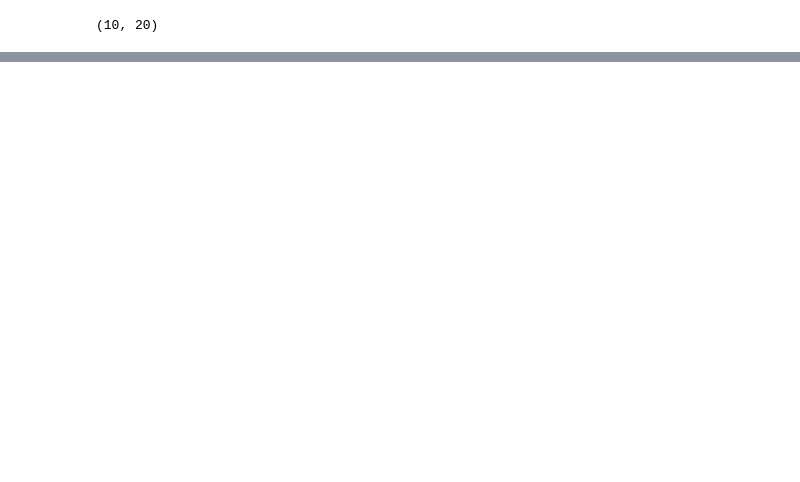
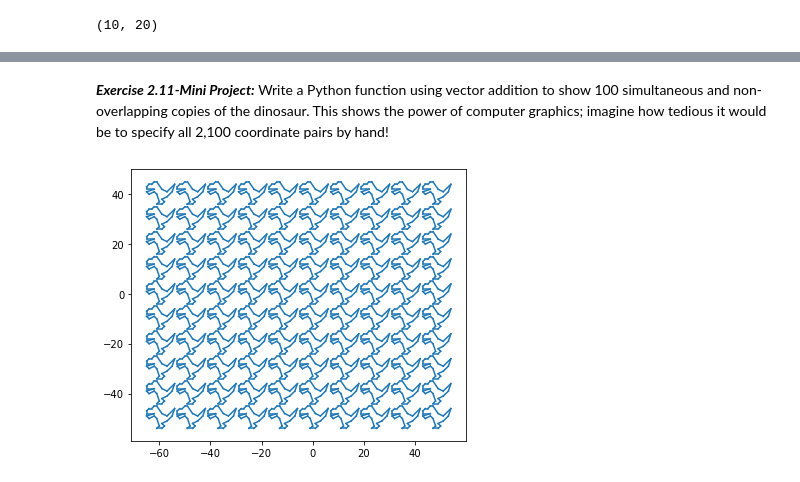
Before and after one commit to CarlosBueloni/Math-for-Programmers, a Jupyter notebook: Chapter 02/Chapter02.ipynb, the cells around one changed output, grey strips where cells are left out. Cells and saved outputs as stored; diff of their text form; code cells hidden in the pictures; blank space fills up the shorter version.

```diff
--- a/Chapter 02/Chapter02.ipynb
+++ b/Chapter 02/Chapter02.ipynb
@@ -25,7 +31,8 @@ draw(
 # %%
-vectors = [(x,x**2) for x in range(-10, 11)]
-draw(Points(*vectors),
-grid=(1, 10),
-nice_aspect_ratio=False)
+draw(
+    Points(*[(x, x**2) for x in range(-10, 11)]),
+    grid=(1,10),
+    nice_aspect_ratio=False
+)
 # %% [output]
 [figure]
@@ -34 +39,4 @@ from vectors2 import add
+# %%
+def add(v1, v2):
+    return (v1[0] + v2[0], v1[1] + v2[1])
 # %%
@@ -77,5 +78,7 @@ Exercise 2.7
 # %%
-from vectors2 import add
-add((1, 2),(2, 4),(3, 6),(4, 8))
+def add(*vectors):
+    return (sum(v[0] for v in vectors), sum(v[1] for v in vectors))
+
+add((1, 2), (2, 4), (3, 6), (4, 8))
 # %% [output]
 (10, 20)
@@ -88,0 +109,13 @@ ImportError: cannot import name 'translate' from 'vectors2' (c:\Users\User\Docum
+# %% [markdown]
+***Exercise 2.11-Mini Project:*** Write a Python function using vector addition to show 100 simultaneous and non-overlapping copies of the dinosaur. This shows the power of computer graphics; imagine how tedious it would be to specify all 2,100 coordinate pairs by hand!
+# %%
+def hundred_dinos():
+    translations = [(12*x, 10*y)
+                    for x in range(-5, 5)
+                    for y in range(-5, 5)]
+    dinos = [Polygon(*translate(t, dino_vectors), color=blue) for t in translations]
+    draw(*dinos, grid=None, axes=None, origin=None)
+
+hundred_dinos()
+# %% [output]
+[figure, added]
```
Also changed, not shown: parts of 24 cells of this notebook, 1 other file.
